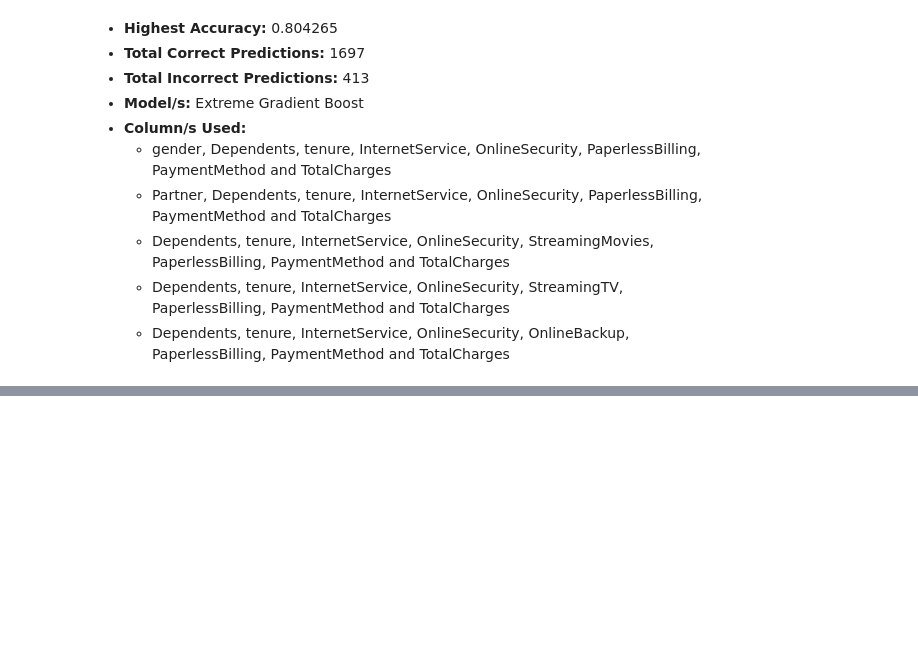
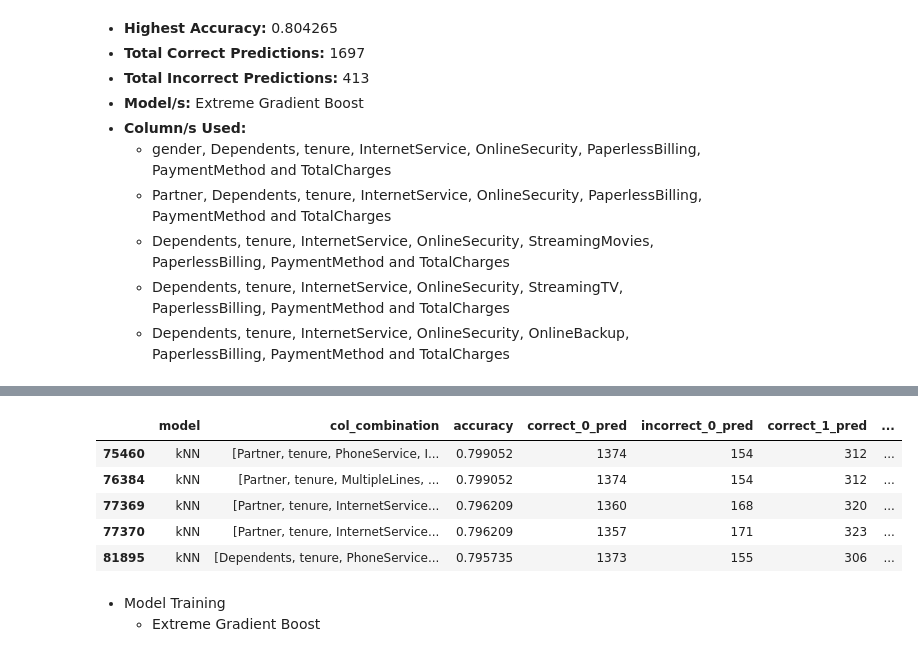
Before and after one commit to HarshTanwar001/Churn-Analysis, a Jupyter notebook: Churn_Analysis.ipynb, the cells around one changed output, grey strips where cells are left out. Saved outputs shown, nothing was run; the diff lists cells and outputs as text; code cells hidden in the pictures; blank space fills up the shorter version.

```diff
--- a/Churn_Analysis.ipynb
+++ b/Churn_Analysis.ipynb
@@ -1827,0 +1871,12 @@ data_8_comb.sort_values(by='accuracy', ascending=False).head()
+# %%
+data_9_comb.sort_values(by='accuracy', ascending=False).head()
+# %% [output]
+|  | model | col_combination | accuracy | correct_0_pred | incorrect_0_pred | correct_1_pred | ... |
+| 75460 | kNN | [Partner, tenure, PhoneService, I... | 0.799052 | 1374 | 154 | 312 | ... |
+| 76384 | kNN | [Partner, tenure, MultipleLines, ... | 0.799052 | 1374 | 154 | 312 | ... |
+| 77369 | kNN | [Partner, tenure, InternetService... | 0.796209 | 1360 | 168 | 320 | ... |
+| 77370 | kNN | [Partner, tenure, InternetService... | 0.796209 | 1357 | 171 | 323 | ... |
+| 81895 | kNN | [Dependents, tenure, PhoneService... | 0.795735 | 1373 | 155 | 306 | ... |
+# %% [markdown]
+- Model Training
+    - Extreme Gradient Boost
```
Also changed, not shown: parts of 10 cells of this notebook.
